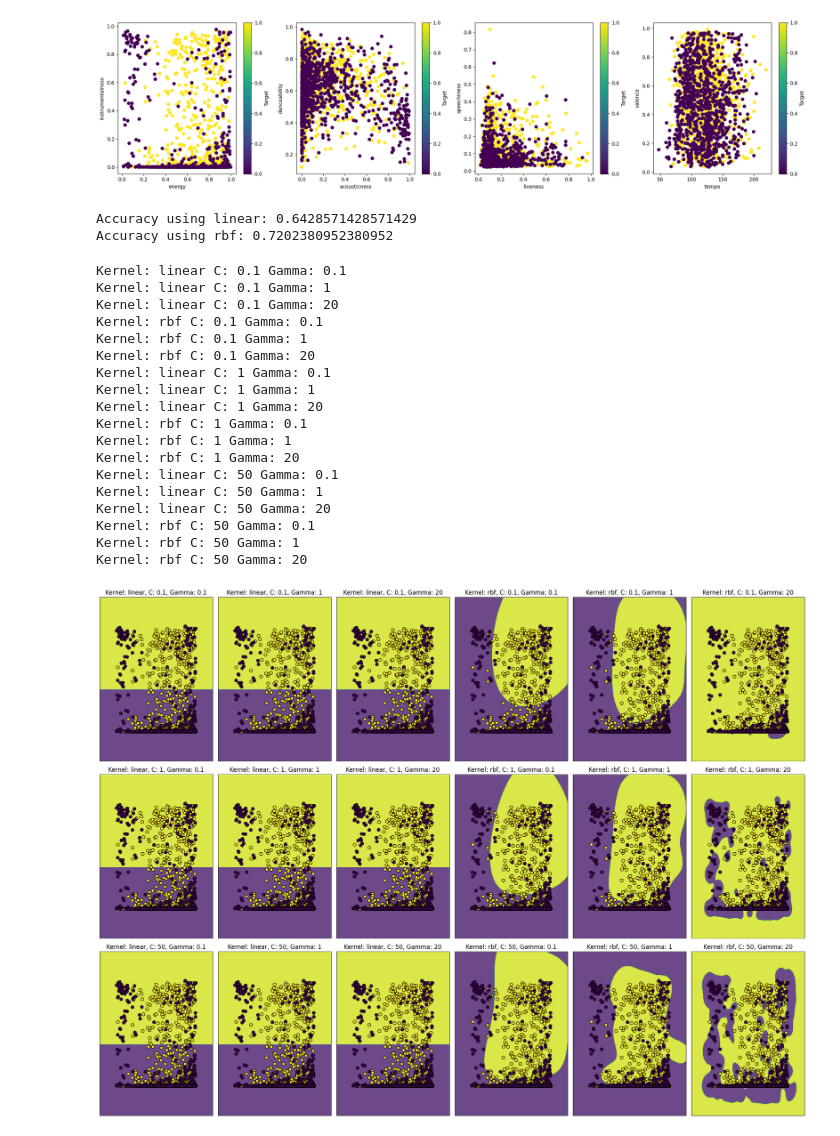
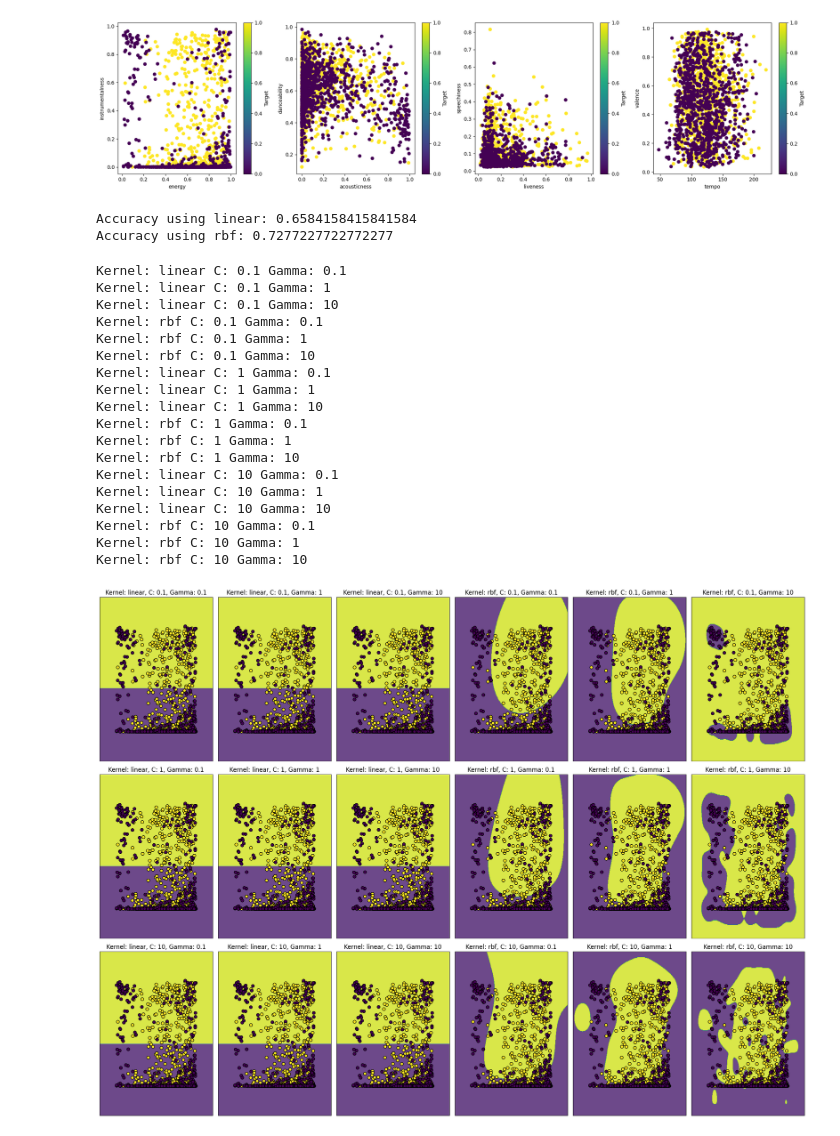
Before and after one commit to PatriciaRoxana/Big-data-lab1, a Jupyter notebook: Laboratorio_2.ipynb, the cells around one changed output. Saved outputs shown, nothing was run; the diff lists cells and outputs as text; code cells hidden in the pictures.

```diff
--- a/Laboratorio_2.ipynb
+++ b/Laboratorio_2.ipynb
@@ -59,3 +84,7 @@ df1.dropna(subset=['target'])
 | 2015 | 2015 | 0.00164 | 0.557 | 185600 | 0.992 | 0.677000 | 1 | 0.0913 | ... |
 | 2016 | 2016 | 0.00281 | 0.446 | 204520 | 0.915 | 0.000039 | 9 | 0.2180 | ... |
 2017 rows × 17 columns
+# %%
+# Dividir los datos en características (X) y la variable objetivo (y) y quita las columnas que no son clave para saber si un tema gusta o no
+X = df1.drop(["Unnamed: 0","key","mode","duration_ms","time_signature","target", "song_title", "artist"], axis=1)
+y = df1["target"]
@@ -63,18 +325,18 @@ df1.dropna(subset=['target'])
 import matplotlib.pyplot as plt
 
 # Lista de columnas para x e y
-column_pairs = [
+li = [
     ( "energy","instrumentalness"),
     ("acousticness", "danceability"),
     ("liveness", "speechiness"),
     ("tempo", "valence")
 ]
 
-# Crear la figura y especificar el tamaño total
-plt.figure(figsize=(20, 5))  # 5x4 para cada gráfico, 4 gráficos en total
+# Crear la figura
+plt.figure(figsize=(20, 5))
 
-# Iterar sobre cada par de columnas
-for i, (x_column, y_column) in enumerate(column_pairs, 1):  # i empieza en 1
+# itera sobre cada par de columnas
+for i, (x_column, y_column) in enumerate(li, 1):  # i empieza en 1
     # Crear un subplot
     plt.subplot(1, 4, i)  # 1 fila, 4 columnas, índice i
 
@@ -89,23 +351,22 @@ for i, (x_column, y_column) in enumerate(column_pairs, 1):  # i empieza en 1
     plt.ylabel(y_column)
 
 # Mostrar todos los gráficos
-plt.tight_layout()  # ajusta el espacio entre gráficos para evitar superposición
+plt.tight_layout()
 plt.show()
 # %% [output]
 [figure]
 # %%
 # Separar las variables (X) del objetivo/target (y)
-X = df1.drop(columns=['target', 'song_title', 'artist', 'Unnamed: 0'])  # Eliminamos las columnas no numéricas y target
+X = df1.drop(columns=['target', 'song_title', 'artist', 'Unnamed: 0','time_signature','loudness','duration_ms','mode','key']).values  # Eliminamos las columnas no numéricas y target
 y = df1['target']
 
 # Normalizar los datos
 scaler = StandardScaler()
 X = scaler.fit_transform(X)
 
-# Separar los datos en entrenamiento, prueba y validación
-X_train, X_temp, y_train, y_temp = train_test_split(X, y, test_size=0.5, random_state=42)
-X_test, X_val, y_test, y_val = train_test_split(X_temp, y_temp, test_size=0.5, random_state=42)
+# Separar los datos en entrenamiento
 
+X_train, X_test, y_train, y_test = train_test_split(X, y, test_size=0.1, random_state=35) #mejor accuracy
 # Modelo SVM
 kernels = ['linear', 'rbf']
 for kernel in kernels:
@@ -114,16 +375,9 @@ for kernel in kernels:
     pred = model.predict(X_test)
     print("Accuracy using {}:".format(kernel), accuracy_score(pred, y_test))
 # %% [output]
-Accuracy using linear: 0.6428571428571429
-Accuracy using rbf: 0.7202380952380952
+Accuracy using linear: 0.6584158415841584
+Accuracy using rbf: 0.7277227722772277
 # %%
-
-import numpy as np
-import matplotlib.pyplot as plt
-from sklearn.svm import SVC
-
-# Cargamos el DataFrame (puedes ignorar esta parte si ya tienes tu DataFrame df cargado)
-# ...
 
 # Seleccionamos las características y el target
 X = df1[["energy","instrumentalness"]].values
@@ -133,9 +387,10 @@ y = df1['target'].values
 scaler = StandardScaler()
 X = scaler.fit_transform(X)
 
-# Separar los datos
-X_train, X_temp, y_train, y_temp = train_test_split(X, y, test_size=0.5, random_state=42)
-X_test, X_val, y_test, y_val = train_test_split(X_temp, y_temp, test_size=0.5, random_state=42)
+X_train, X_test, y_train, y_test = train_test_split(X, y, test_size=0.2, random_state=35)
+# # Separar los datos
+# X_train, X_temp, y_train, y_temp = train_test_split(X, y, test_size=0.5, random_state=42)
+# X_test, X_val, y_test, y_val = train_test_split(X_temp, y_temp, test_size=0.5, random_state=42)
 
 # Función para graficar la frontera de decisión
 def plot_decision_boundary(clf, X, y, ax, title):
@@ -150,45 +405,45 @@ def plot_decision_boundary(clf, X, y, ax, title):
     ax.set_title(title)
 
 kernels = ['linear', 'rbf']
-C_values = [0.1, 1, 50]
-gamma_values = [0.1, 1, 20]
+C_values = [0.1, 1, 10]
+gamma_values = [0.1, 1,10]
 
 fig, axes = plt.subplots(nrows=len(C_values), ncols=len(gamma_values) * len(kernels), figsize=(20,15))
 
 for i, C_val in enumerate(C_values):
     for k, kernel in enumerate(kernels):
         for j, gamma_val in enumerate(gamma_values):
 
             model = SVC(kernel=kernel, C=C_val, gamma=gamma_val)
             model.fit(X_train, y_train)
             pred = model.predict(X_test)
             print("Kernel:", kernel, "C:", C_val, "Gamma:", gamma_val)
 
             col_index = j + k * len(gamma_values)
             title = ('Kernel: {}, C: {}, Gamma: {}'.format(kernel, C_val, gamma_val))
             plot_decision_boundary(model, X, y, axes[i, col_index], title)
             axes[i, col_index].set_xticks(())
             axes[i, col_index].set_yticks(())
 
 plt.tight_layout()
 plt.show()
 # %% [output]
 Kernel: linear C: 0.1 Gamma: 0.1
 Kernel: linear C: 0.1 Gamma: 1
-Kernel: linear C: 0.1 Gamma: 20
+Kernel: linear C: 0.1 Gamma: 10
 Kernel: rbf C: 0.1 Gamma: 0.1
 Kernel: rbf C: 0.1 Gamma: 1
-Kernel: rbf C: 0.1 Gamma: 20
+Kernel: rbf C: 0.1 Gamma: 10
 Kernel: linear C: 1 Gamma: 0.1
 Kernel: linear C: 1 Gamma: 1
-Kernel: linear C: 1 Gamma: 20
+Kernel: linear C: 1 Gamma: 10
 Kernel: rbf C: 1 Gamma: 0.1
 Kernel: rbf C: 1 Gamma: 1
-Kernel: rbf C: 1 Gamma: 20
-Kernel: linear C: 50 Gamma: 0.1
-Kernel: linear C: 50 Gamma: 1
-Kernel: linear C: 50 Gamma: 20
-Kernel: rbf C: 50 Gamma: 0.1
-Kernel: rbf C: 50 Gamma: 1
-Kernel: rbf C: 50 Gamma: 20
+Kernel: rbf C: 1 Gamma: 10
+Kernel: linear C: 10 Gamma: 0.1
+Kernel: linear C: 10 Gamma: 1
+Kernel: linear C: 10 Gamma: 10
+Kernel: rbf C: 10 Gamma: 0.1
+Kernel: rbf C: 10 Gamma: 1
+Kernel: rbf C: 10 Gamma: 10
-[figure, old version]
+[figure, new version]
```
Also changed, not shown: parts of 19 cells of this notebook.
